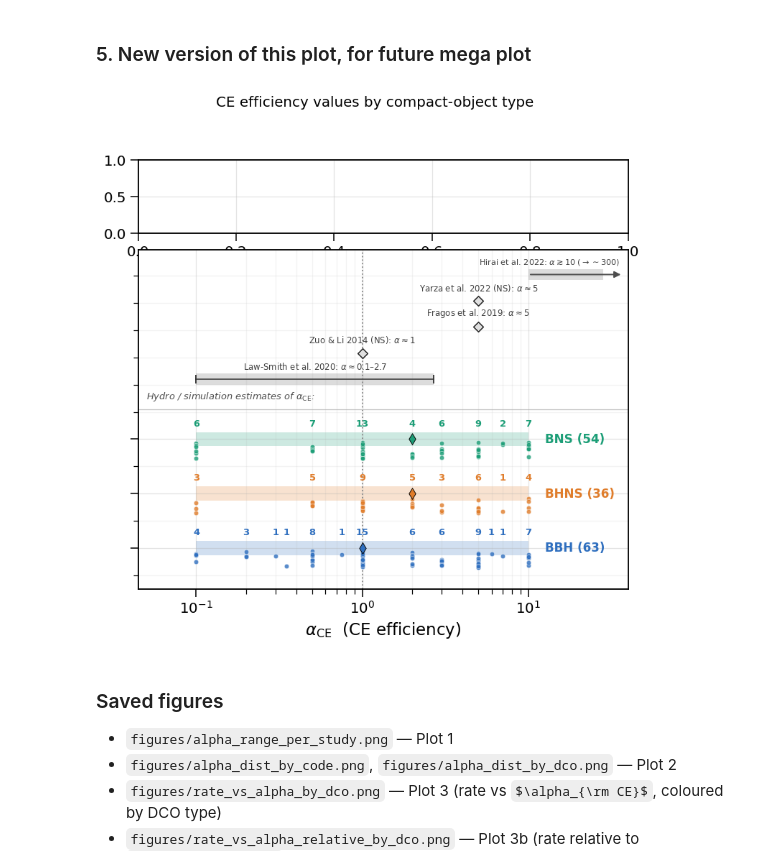
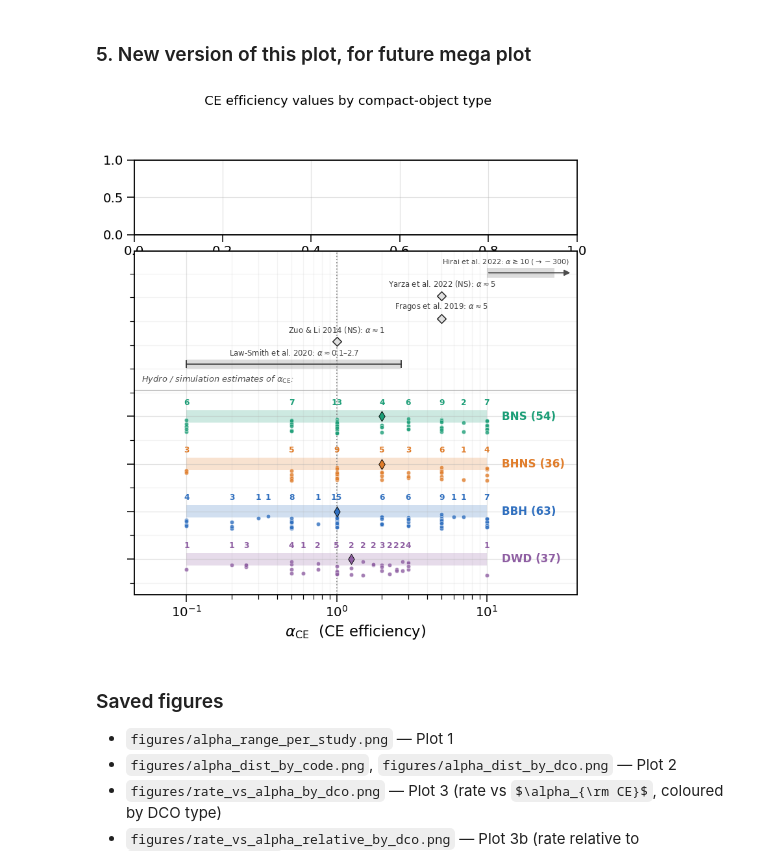
Before and after one commit to FloorBroekgaarden/Rates_of_Compact_Object_Coalescence, a Jupyter notebook: alpha_CE_investigation/plotting_code/CE_efficiency_investigation.ipynb, the cells around one changed output. Saved outputs shown, nothing was run; the diff lists cells and outputs as text; code cells hidden in the pictures; some formulas as TeX source.

Commit message:
update CE plots

```diff
--- a/alpha_CE_investigation/plotting_code/CE_efficiency_investigation.ipynb
+++ b/alpha_CE_investigation/plotting_code/CE_efficiency_investigation.ipynb
@@ -610,7 +610,7 @@ for _dco in DCO_TYPES:
 ### 5. New version of this plot, for future mega plot
 # %%
 # ── New version for future mega plot (top panel intentionally left empty) ─────────
-# Adds a "hydro / simulation" reference band of literature alpha_CE estimates.
+# Adds a "hydro / simulation" reference band + a DWD (double white dwarf / SN Ia) bar.
 
 # # ── by compact-object type ──
 # by_dco = alpha_long.drop_duplicates(
@@ -621,16 +621,11 @@ for _dco in DCO_TYPES:
 #                  "alpha_dist_by_dco")
 
 
-# DCO colours match the later rate figures (blue / orange / green).
-_DCO_BAR = {"BBH": "#2f6fbf", "BHNS": "#e07d2b", "BNS": "#1c9e77"}
+# DCO colours match the later rate figures (blue / orange / green); DWD = purple.
+_DCO_BAR = {"BBH": "#2f6fbf", "BHNS": "#e07d2b", "BNS": "#1c9e77", "DWD": "#8e5ea2"}
 
 # Hydrodynamical / simulation estimates of alpha_CE from the literature.
 # (name, lo, hi, style); lo == hi -> single value; style "arrow" -> extends past axis.
-#   Fragos et al. 2019     alpha ~ 5
-#   Law-Smith et al. 2020  alpha ~ 0.1-2.7
-#   Yarza et al. 2022      alpha ~ 5   (NS binaries)
-#   Zuo & Li 2014          alpha ~ 1   (NS binaries)
-#   Hirai et al. 2022 (arXiv:2209.05328): equivalent alpha_CE mostly > 10 (up to ~300)
 SIM_REFS = [
     ("Law-Smith et al. 2020",   0.1,   2.7, None),
     ("Zuo & Li 2014 (NS)",      1.0,   1.0, None),
@@ -639,20 +634,42 @@ SIM_REFS = [
     ("Hirai et al. 2022",      10.0, 300.0, "arrow"),
 ]
 
+# ── DWD (double white dwarf / SN Ia) studies: literature alpha_CE grids ──────────
+# Each (study, model) contributes one point per alpha it uses; counts above the row
+# then give the number of DWD models at each alpha. Zhenwei et al. 2023 supplies two
+# mass-transfer-stability models (Ge + polytropic), so it counts twice per alpha.
+# Excluded from this alpha axis: Ruiter+2018 (quoted as the product alpha*lambda, not
+# alpha), Iminhaji+2016 and Yu & Jeffrey 2018 (reference-only).
+_zw = list(np.round(np.arange(0.25, 3.001, 0.25), 2))     # 0.25 -> 3.0 step 0.25
+DWD_MODELS = {
+    "Zhenwei et al. 2023 (Ge)":         _zw,
+    "Zhenwei et al. 2023 (polytropic)": _zw,
+    "Claeys et al. 2014":               [0.2, 0.5, 3, 10],
+    "Meng et al. 2007":                 [1, 3],
+    "Yungelson & Kuranov 2017":         [0.25, 0.5, 1, 2],
+    "Davis et al. 2010":                [0.1, 0.6, 1.0],
+}
+_dwd_rows = [dict(study_key=m, compact_object_type="WD-WD", alpha=float(al), DCO="DWD")
+             for m, alphas in DWD_MODELS.items() for al in alphas]
+by_dco_wd = pd.concat([by_dco, pd.DataFrame(_dwd_rows)], ignore_index=True)
+
 def cdf_scatter_counts_alpha(data, group_col, suptitle, fname,
-                             color_override=None, sim_refs=None,
+                             color_override=None, sim_refs=None, group_order=None,
                              min_points=1, ref_alpha=1.0, xmin=-1, xmax=1):
     """Variant of `cdf_violin_alpha`: no KDE. The bottom panel shows a light
     range bar (min-max alpha), widely-jittered scatter points, a median diamond,
     and the count of models at each distinct alpha printed above the row.
-    If `sim_refs` is given, a "hydro / simulation" reference band of literature
-    alpha_CE estimates is drawn above the group rows."""
+    `sim_refs` draws a hydro / simulation reference band above the rows;
+    `group_order` fixes the row order (bottom -> top) instead of sorting by median."""
     d = data.copy()
     d = d[np.isfinite(d["alpha"]) & (d["alpha"] > 0)]
     counts = d[group_col].value_counts()
     groups = counts[counts >= min_points].index.tolist()
-    order  = (d[d[group_col].isin(groups)].groupby(group_col)["alpha"]
-              .median().sort_values().index.tolist())
+    if group_order is not None:
+        order = [g for g in group_order if g in set(d[group_col])]
+    else:
+        order = (d[d[group_col].isin(groups)].groupby(group_col)["alpha"]
+                 .median().sort_values().index.tolist())
 
     if color_override:
         g2c = {g: color_override.get(g, "0.4") for g in order}
@@ -695,7 +712,7 @@ def cdf_scatter_counts_alpha(data, group_col, suptitle, fname,
     for i, g in enumerate(order):
         vals = d.loc[d[group_col] == g, "alpha"].values
         x = np.log10(vals); c = g2c[g]
-        # light range bar spanning the min-max alpha explored (DCO-coloured)
+        # light range bar spanning the min-max alpha explored (group-coloured)
         ax.fill_betweenx([i - 0.13, i + 0.13], x.min(), x.max(),
                          color=c, alpha=0.22, lw=0, zorder=1)
         # wider random y-scatter, drawn below the bar
@@ -708,7 +725,7 @@ def cdf_scatter_counts_alpha(data, group_col, suptitle, fname,
         # number of models at each distinct alpha, printed above the row
         u, cnt = np.unique(np.round(vals, 6), return_counts=True)
         for uu, cc in zip(u, cnt):
-            ax.text(np.log10(uu), i + 0.20, str(cc), color=c, fontsize=8.5,
+            ax.text(np.log10(uu), i + 0.20, str(cc), color=c, fontsize=8.0,
                     fontweight="bold", ha="center", va="bottom", zorder=5)
         # group label on the right
         ax.text(x.max() + 0.10, i, f"{g} ({len(x)})", color=c,
@@ -760,37 +777,38 @@ def cdf_scatter_counts_alpha(data, group_col, suptitle, fname,
     ax.set_ylim(-0.75, ytop_lim)
     ax.set_xlim(xmin - 0.35, xmax + 0.6)
     major = np.arange(xmin, xmax + 1); ax.set_xticks(major)
     ax.set_xticklabels([rf"$10^{{{int(t)}}}$" for t in major])
     minor = []
     for dec in range(xmin, xmax):
         minor.extend(dec + np.log10(np.arange(2, 10)))
     ax.set_xticks(minor, minor=True)
     ax.set_xlabel(ALPHA_TEX + "  (CE efficiency)", fontsize=15)
     ax.yaxis.set_minor_locator(MultipleLocator(0.5))
 
     for axis in (ax_cdf, ax):
         axis.grid(which="major", axis="both", alpha=0.35)
         axis.grid(which="minor", axis="both", alpha=0.15)
         axis.tick_params(axis="both", which="major", length=7, width=1.0, labelsize=13)
         axis.tick_params(axis="both", which="minor", length=4.5, width=0.8)
 
     fig.suptitle(suptitle, fontsize=13, y=0.995)
     plt.tight_layout()
     fig.savefig(FIG_DIR / (fname + ".pdf"), bbox_inches="tight")
     fig.savefig(FIG_DIR / (fname + ".png"), dpi=200, bbox_inches="tight")
     plt.show()
 
-# by compact-object type (DCO-coloured range bars + hydro/sim reference band)
-cdf_scatter_counts_alpha(by_dco, "DCO",
+# by compact-object type + DWD bar (pinned to the bottom via group_order),
+# with the hydro / simulation reference band.
+cdf_scatter_counts_alpha(by_dco_wd, "DCO",
                          "CE efficiency values by compact-object type",
                          "alpha_for_mega_plot", color_override=_DCO_BAR,
-                         sim_refs=SIM_REFS)
+                         sim_refs=SIM_REFS, group_order=["DWD", "BBH", "BHNS", "BNS"])
 # by population-synthesis code (rainbow)
 # cdf_scatter_counts_alpha(by_code, "code",
 #                          "CE efficiency values by population-synthesis code",
 #                          "alpha_for_mega_plot")
 # %% [output]
-[figure, old version]
+[figure, new version]
 # %% [markdown]
 ### Saved figures
 - `figures/alpha_range_per_study.png` — Plot 1
```
Also changed, not shown: 6 other files.
